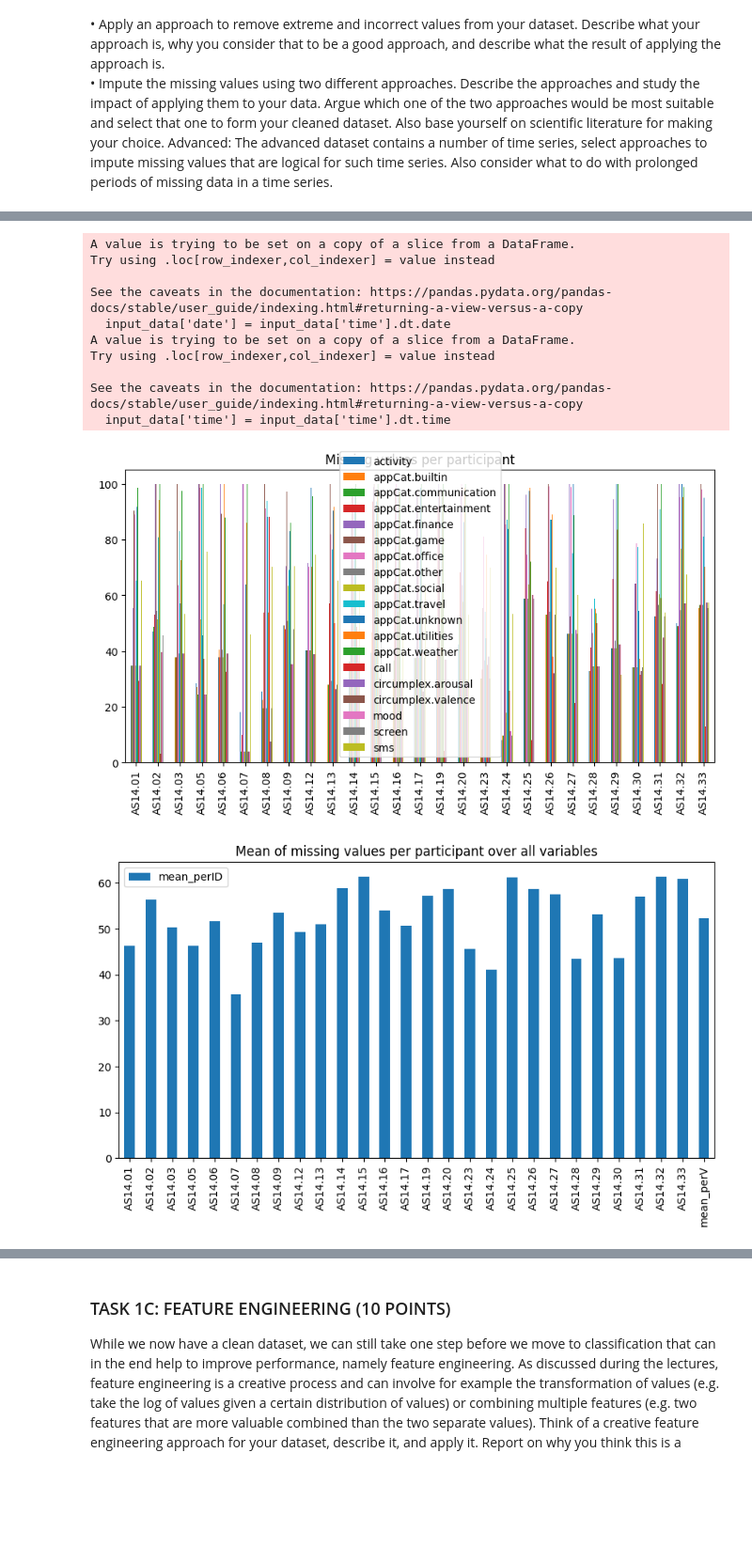
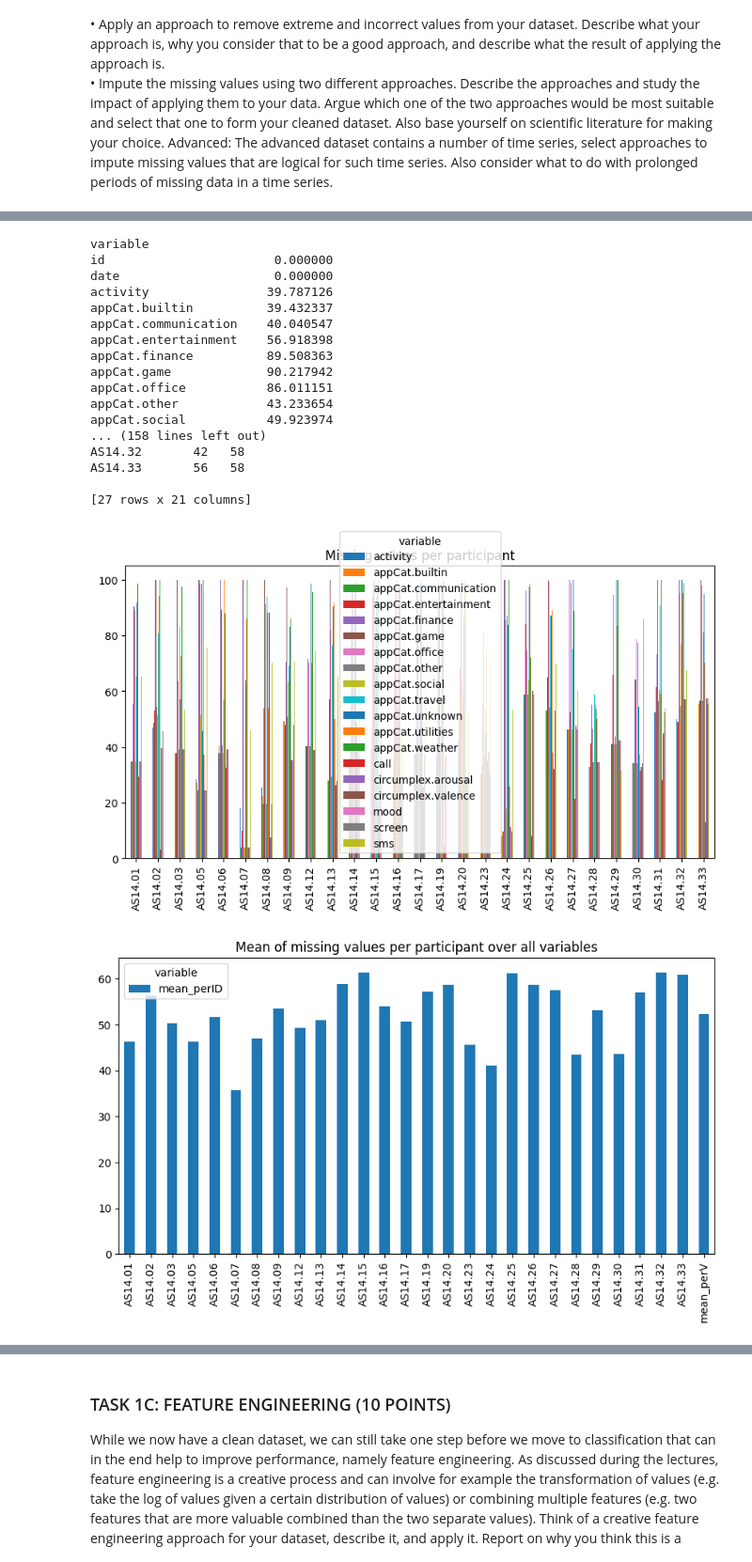
Before and after one commit to larascipio/datamijnen, a Jupyter notebook: Task1.ipynb, the cells around one changed output, grey strips where cells are left out. Shown at 94% size. Drawn from its saved outputs; the diff is of its cells as text; code cells hidden in the pictures; blank space fills up the shorter version.

```diff
--- a/Task1.ipynb
+++ b/Task1.ipynb
@@ -138,9 +134,9 @@ valid_df, removed_df = remove_incorrect_values(data)
 # %%
 # Call the function and store the result in a new dataframe
-new_df = aggregate_and_standardize(valid_df)
+new_df = convert_to_wide(valid_df)
 
 # Check the percentage of missing values in the new dataframe for each column
-new_df.isnull().sum() / len(new_df) * 100
+print(new_df.isnull().sum() / len(new_df) * 100)
 
 # Drop columns that contain more than 50% missing values
 new_df['date'].min()
@@ -152,58 +148,72 @@ new_df.groupby(['id', 'date']).count()
 # Count the number of data points for each day per participant
 new_df.groupby(['id', 'date']).count().groupby('id').count().reset_index()
 
+# copy new_df
+new_df_copy = new_df.copy()
+
 # Calculate the percentage of missing values for each row
-new_df['missing_percentage'] = new_df.isnull().sum(axis=1) / len(new_df.columns) * 100
+new_df_copy['missing_percentage'] = new_df_copy.isnull().sum(axis=1) / len(new_df_copy.columns) * 100
 
 # Sort id's with the highest percentage of missing values
-new_df.sort_values('missing_percentage', ascending=False)
+new_df_copy.sort_values('missing_percentage', ascending=False)
 
 # Calculate the percentage of missing values for each participant
-new_df[['id', 'missing_percentage']].groupby('id').mean().reset_index().sort_values('missing_percentage', ascending=False)
+new_df_copy[['id', 'missing_percentage']].groupby('id').mean().reset_index().sort_values('missing_percentage', ascending=False)
 
 
 # Calculate the percentage of complete data for each participant per day
-data_counts = new_df.groupby(['id', 'date']).count().reset_index()
+data_counts = new_df_copy.groupby(['id', 'date']).count().reset_index()
 
 # Count the number of days that follow each other of the 'date' column for each participant
 data_counts.groupby('id').apply(lambda x: x['date'].diff().dt.days == 1).groupby('id').sum().reset_index()
 
 # Count the size of date gaps for each participant
 data_counts.groupby('id').apply(lambda x: x['date'].diff().dt.days).groupby('id').max().reset_index()
 
+# Count the number of missing values in each column per id in new_df
+missing_values_per_id = new_df.groupby('id').apply(lambda x: x.isnull().sum())
+print(missing_values_per_id)
+
 # Fill a dataframe with a for loop with the number of missing values for each column for each participant where the rows are the variables and the columns are the participants id's
-missing_values = pd.DataFrame(columns=new_df['id'].unique(), index=new_df.columns[:-1])
+missing_values = pd.DataFrame(columns=new_df_copy['id'].unique(), index=new_df_copy.columns[:-1])
 
-for id in new_df['id'].unique():
-    missing_values[id] = new_df[new_df['id'] == id].isnull().sum()/len(new_df[new_df['id'] == id]) * 100
+for id in new_df_copy['id'].unique():
+    missing_values[id] = new_df_copy[new_df_copy['id'] == id].isnull().sum()/len(new_df_copy[new_df_copy['id'] == id]) * 100
 
 # Plot the missing values for each participant
 missing_values.iloc[2:,].T.plot(kind='bar', figsize=(10,5), title='Missing values per participant')
 plt.show()
 
 # Add the mean of the missing values per column and per row to the dataframe
 missing_values.loc['mean_perID'] = missing_values.mean()
 missing_values['mean_perV'] = missing_values.mean(axis=1)
 
 # Plot the mean of the missing values perID
 missing_values.iloc[-1:,].T.plot(kind='bar', figsize=(10,5), title='Mean of missing values per participant over all variables')
 plt.show()
 
 # Plot the mean of the missing values perV
 missing_values.iloc[:,-1].T.plot(kind='bar', figsize=(10,5), title='Mean of missing values per variables')
 plt.show()
 
 # Calculate the number of participants up to 42 days in study, n (%)
 # %% [output]
-A value is trying to be set on a copy of a slice from a DataFrame.
-Try using .loc[row_indexer,col_indexer] = value instead
+variable
+id                       0.000000
+date                     0.000000
+activity                39.787126
+appCat.builtin          39.432337
+appCat.communication    40.040547
+appCat.entertainment    56.918398
+appCat.finance          89.508363
+appCat.game             90.217942
+appCat.office           86.011151
+appCat.other            43.233654
+appCat.social           49.923974
+... (158 lines left out)
+AS14.32       42   58
+AS14.33       56   58
 
-See the caveats in the documentation: https://pandas.pydata.org/pandas-docs/stable/user_guide/indexing.html#returning-a-view-versus-a-copy
-  input_data['date'] = input_data['time'].dt.date
-A value is trying to be set on a copy of a slice from a DataFrame.
-Try using .loc[row_indexer,col_indexer] = value instead
-
-See the caveats in the documentation: https://pandas.pydata.org/pandas-docs/stable/user_guide/indexing.html#returning-a-view-versus-a-copy
-  input_data['time'] = input_data['time'].dt.time
+[27 rows x 21 columns]
-[figure, old version]
+[figure, new version]
-[figure, old version]
+[figure, new version]
```
Also changed, not shown: parts of 33 cells of this notebook, 1 other file.
